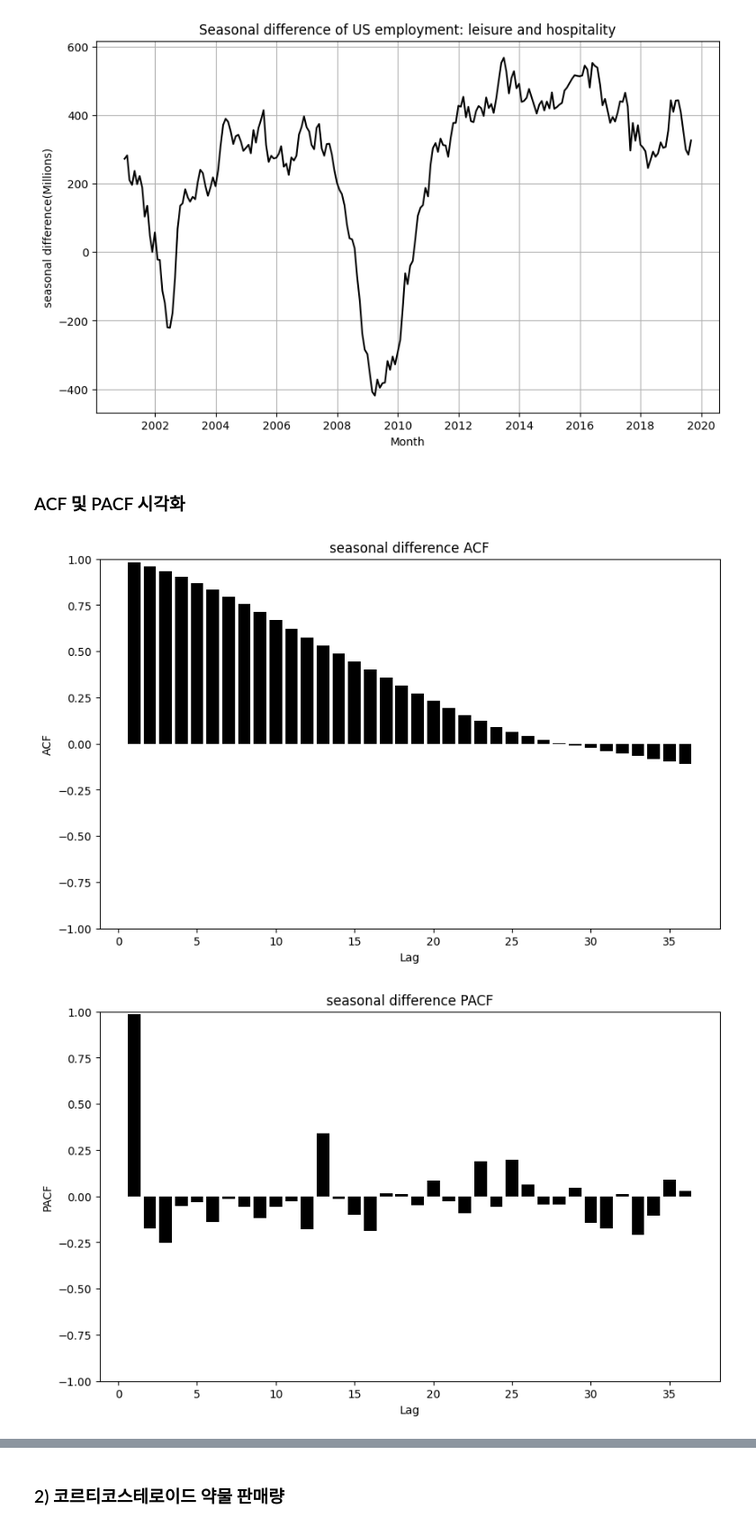
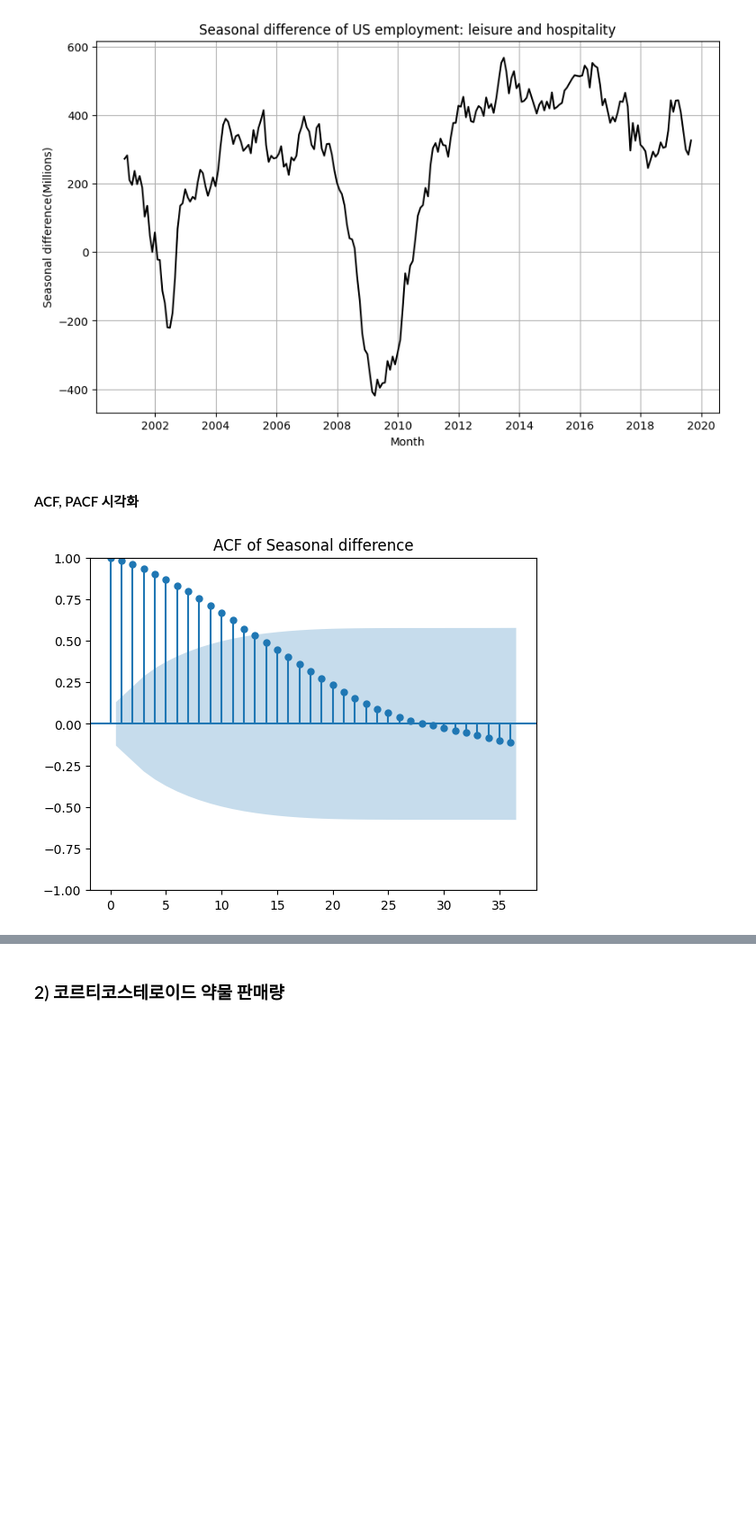
Before and after one commit to safeai-snu/Econometrics, a Jupyter notebook: Ch3.2.ARIMA.ipynb, the cells around one changed output, grey strips where cells are left out. Shown at 90% size. Cells and saved outputs as stored; diff of their text form; code cells hidden in the pictures; blank space fills up the shorter version.

```diff
--- a/Ch3.2.ARIMA.ipynb
+++ b/Ch3.2.ARIMA.ipynb
@@ -793,6 +807 @@ us_leis
-# %%
-us_emp['Month'] = pd.to_datetime(us_emp['Month'], format='%Y %m')
-us_leis = us_emp[us_emp['Title'] == 'Leisure and Hospitality']
-us_leis = us_leis[us_leis['Month'] >= '1/1/2000']
-us_series = pd.Series(list(us_leis['Employed']), us_leis['Month'])
 # %% [markdown]
@@ -809,10 +829,11 @@ plot_series(seasonaldiff_us_series, "Month", "seasonal difference(Millions)", "S
 # %% [output]
 [figure]
 # %% [markdown]
-### ACF 및 PACF 시각화
+#### ACF, PACF 시각화
 # %%
-show_ACF(seasonaldiff_us_series, "seasonal difference ACF", start=1, nlags=36)
-show_PACF(seasonaldiff_us_series, "seasonal difference PACF", start=1, nlags=36)
+#ACF 시각화
+plot_acf(us_leis['Employed'].diff(12)[12:], lags=36)
+plt.title("ACF of Seasonal difference")
+plt.show()
 # %% [output]
-[figure, old version]
+[figure, new version]
-[figure, removed]
```
Also changed, not shown: parts of 86 cells of this notebook, 29 other files.
